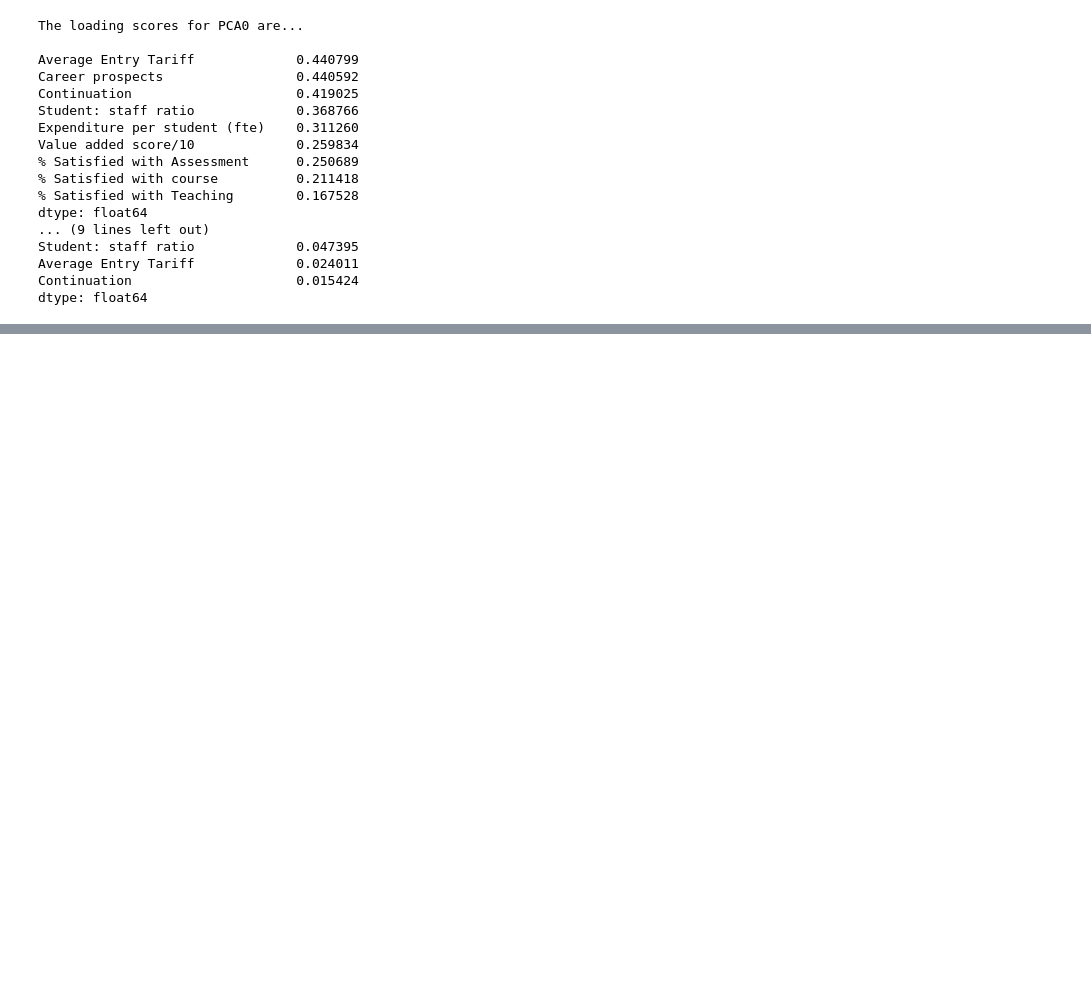
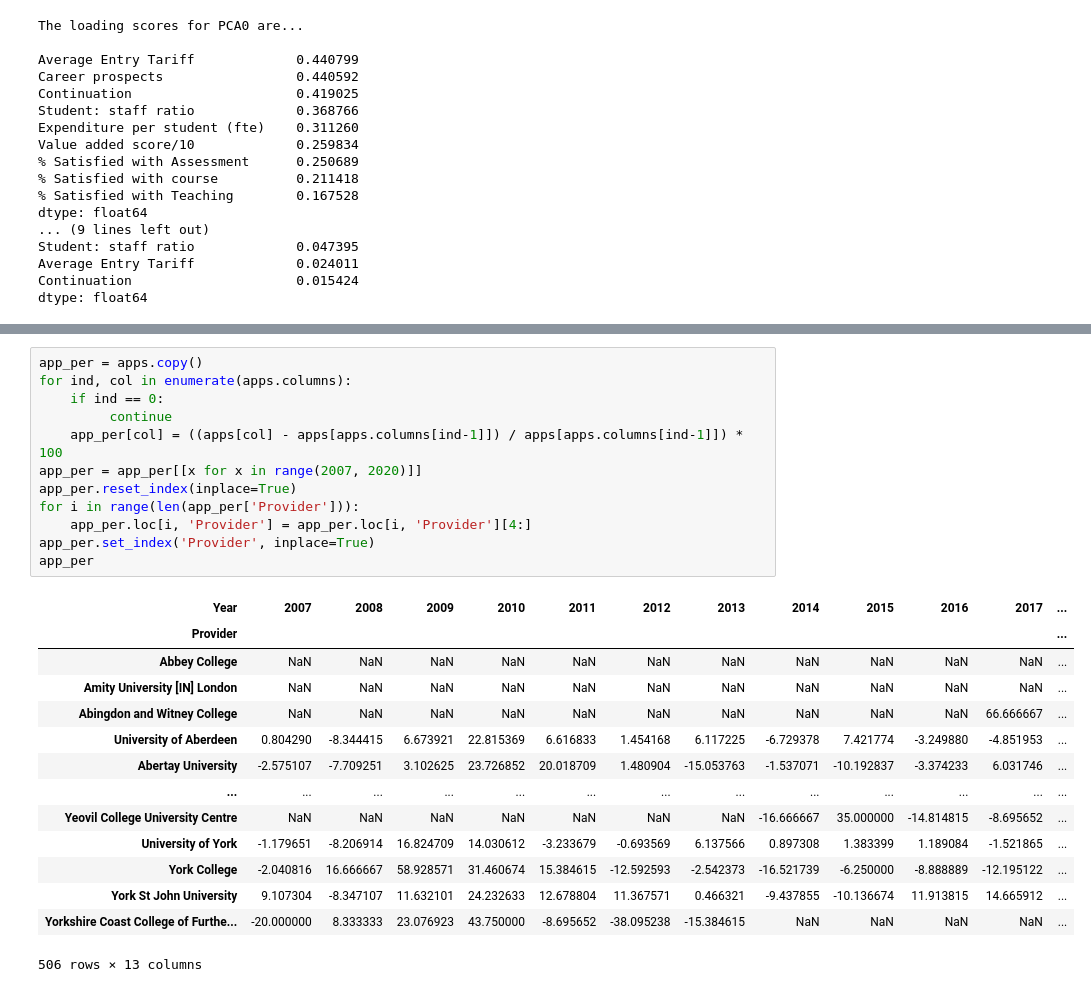
Before and after one commit to ethanhinton/University-League-Tables, a Jupyter notebook: correlation.ipynb, the cells around one changed output, grey strips where cells are left out. Cells and saved outputs as stored; diff of their text form; blank space fills up the shorter version.

```diff
--- a/correlation.ipynb
+++ b/correlation.ipynb
@@ -324,0 +336,27 @@ dtype: float64
+# %%
+app_per = apps.copy()
+for ind, col in enumerate(apps.columns):
+    if ind == 0:
+         continue
+    app_per[col] = ((apps[col] - apps[apps.columns[ind-1]]) / apps[apps.columns[ind-1]]) * 100
+app_per = app_per[[x for x in range(2007, 2020)]]
+app_per.reset_index(inplace=True)
+for i in range(len(app_per['Provider'])):
+    app_per.loc[i, 'Provider'] = app_per.loc[i, 'Provider'][4:]
+app_per.set_index('Provider', inplace=True)
+app_per
+# %% [output]
+| Year | 2007 | 2008 | 2009 | 2010 | 2011 | 2012 | 2013 | 2014 | 2015 | 2016 | 2017 | ... |
+| Provider |  |  |  |  |  |  |  |  |  |  |  | ... |
+| Abbey College | NaN | NaN | NaN | NaN | NaN | NaN | NaN | NaN | NaN | NaN | NaN | ... |
+| Amity University [IN] London | NaN | NaN | NaN | NaN | NaN | NaN | NaN | NaN | NaN | NaN | NaN | ... |
+| Abingdon and Witney College | NaN | NaN | NaN | NaN | NaN | NaN | NaN | NaN | NaN | NaN | 66.666667 | ... |
+| University of Aberdeen | 0.804290 | -8.344415 | 6.673921 | 22.815369 | 6.616833 | 1.454168 | 6.117225 | -6.729378 | 7.421774 | -3.249880 | -4.851953 | ... |
+| Abertay University | -2.575107 | -7.709251 | 3.102625 | 23.726852 | 20.018709 | 1.480904 | -15.053763 | -1.537071 | -10.192837 | -3.374233 | 6.031746 | ... |
+| ... | ... | ... | ... | ... | ... | ... | ... | ... | ... | ... | ... | ... |
+| Yeovil College University Centre | NaN | NaN | NaN | NaN | NaN | NaN | NaN | -16.666667 | 35.000000 | -14.814815 | -8.695652 | ... |
+| University of York | -1.179651 | -8.206914 | 16.824709 | 14.030612 | -3.233679 | -0.693569 | 6.137566 | 0.897308 | 1.383399 | 1.189084 | -1.521865 | ... |
+| York College | -2.040816 | 16.666667 | 58.928571 | 31.460674 | 15.384615 | -12.592593 | -2.542373 | -16.521739 | -6.250000 | -8.888889 | -12.195122 | ... |
+| York St John University | 9.107304 | -8.347107 | 11.632101 | 24.232633 | 12.678804 | 11.367571 | 0.466321 | -9.437855 | -10.136674 | 11.913815 | 14.665912 | ... |
+| Yorkshire Coast College of Furthe... | -20.000000 | 8.333333 | 23.076923 | 43.750000 | -8.695652 | -38.095238 | -15.384615 | NaN | NaN | NaN | NaN | ... |
+506 rows × 13 columns
```
Also changed, not shown: parts of 5 cells of this notebook, 4 other files.
